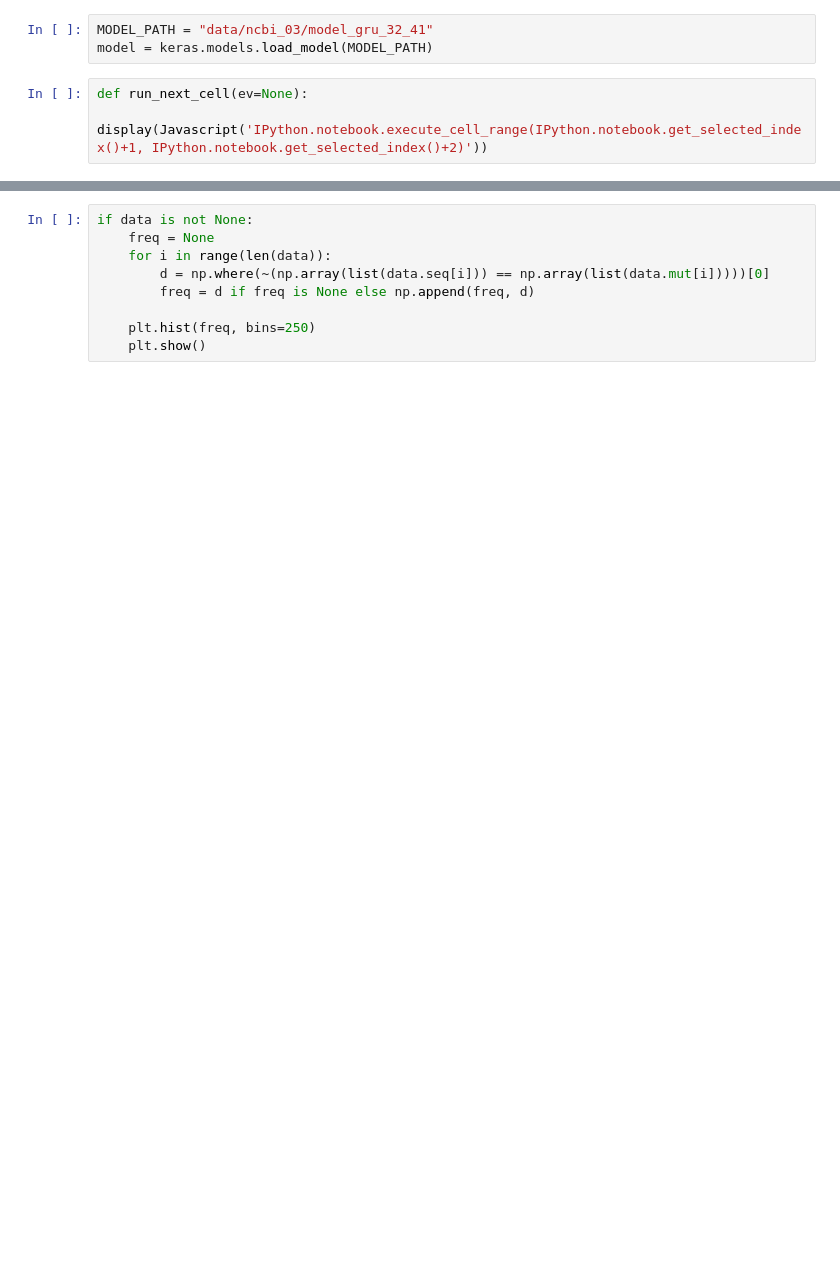
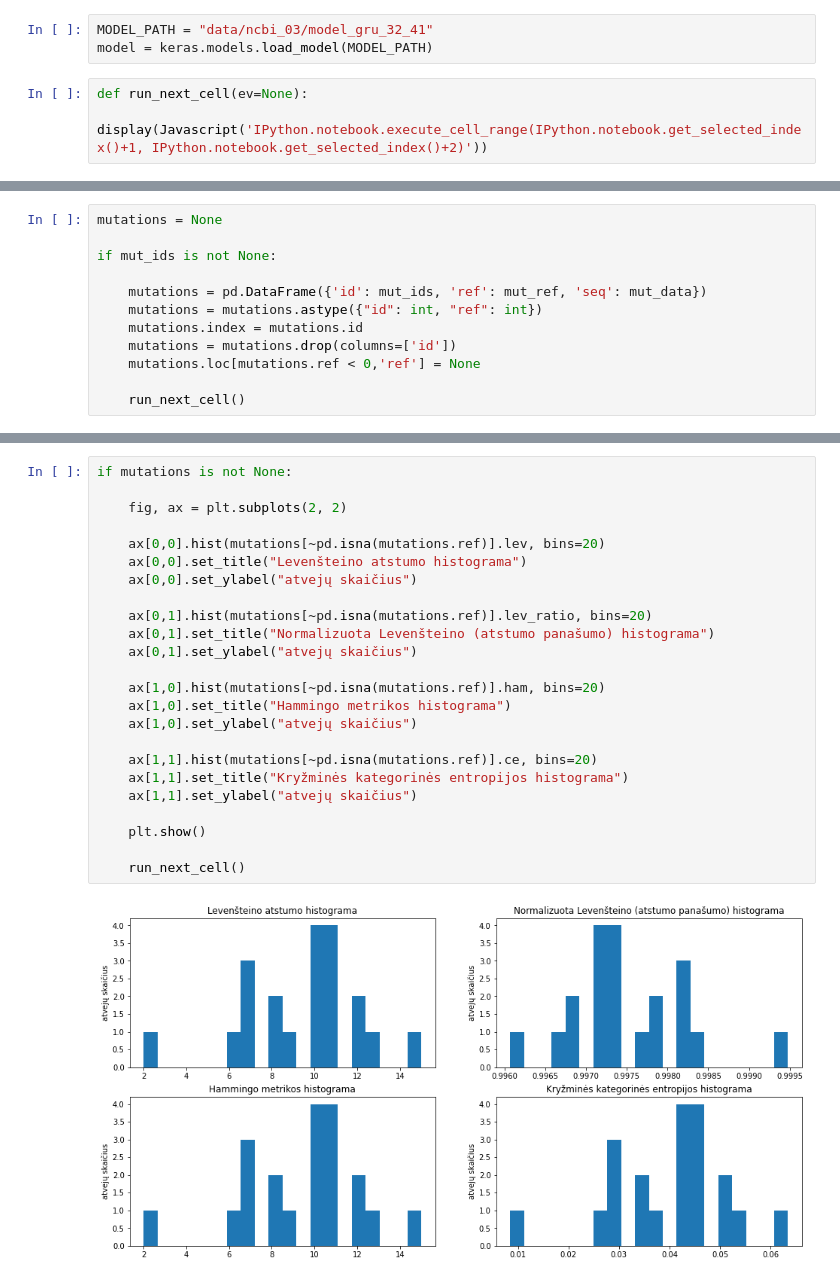
Before and after one commit to Covid-genetikai/seq2seq, a Jupyter notebook: notebooks/15-webapp.ipynb, the cells around one changed output, grey strips where cells are left out. Saved outputs shown, nothing was run; the diff lists cells and outputs as text; blank space fills up the shorter version.

```diff
--- a/notebooks/15-webapp.ipynb
+++ b/notebooks/15-webapp.ipynb
@@ -102,0 +162,12 @@ IndentationError: expected an indented block (3140018188.py, line 32)
+# %%
+mutations = None
+
+if mut_ids is not None:
+
+    mutations = pd.DataFrame({'id': mut_ids, 'ref': mut_ref, 'seq': mut_data})
+    mutations = mutations.astype({"id": int, "ref": int})
+    mutations.index = mutations.id
+    mutations = mutations.drop(columns=['id'])
+    mutations.loc[mutations.ref < 0,'ref'] = None
+
+    run_next_cell()
@@ -116,9 +197,26 @@ data
-# %%
-if data is not None:
-    freq = None
-    for i in range(len(data)):
-        d = np.where(~(np.array(list(data.seq[i])) == np.array(list(data.mut[i]))))[0]
-        freq = d if freq is None else np.append(freq, d)
-
-    plt.hist(freq, bins=250)
-    plt.show()
+# %%
+if mutations is not None:
+
+    fig, ax = plt.subplots(2, 2)
+
+    ax[0,0].hist(mutations[~pd.isna(mutations.ref)].lev, bins=20)
+    ax[0,0].set_title("Levenšteino atstumo histograma")
+    ax[0,0].set_ylabel("atvejų skaičius")
+
+    ax[0,1].hist(mutations[~pd.isna(mutations.ref)].lev_ratio, bins=20)
+    ax[0,1].set_title("Normalizuota Levenšteino (atstumo panašumo) histograma")
+    ax[0,1].set_ylabel("atvejų skaičius")
+
+    ax[1,0].hist(mutations[~pd.isna(mutations.ref)].ham, bins=20)
+    ax[1,0].set_title("Hammingo metrikos histograma")
+    ax[1,0].set_ylabel("atvejų skaičius")
+
+    ax[1,1].hist(mutations[~pd.isna(mutations.ref)].ce, bins=20)
+    ax[1,1].set_title("Kryžminės kategorinės entropijos histograma")
+    ax[1,1].set_ylabel("atvejų skaičius")
+
+    plt.show()
+
+    run_next_cell()
+# %% [output]
+[figure, added]
```
Also changed, not shown: parts of 9 cells of this notebook, 2 other files.
